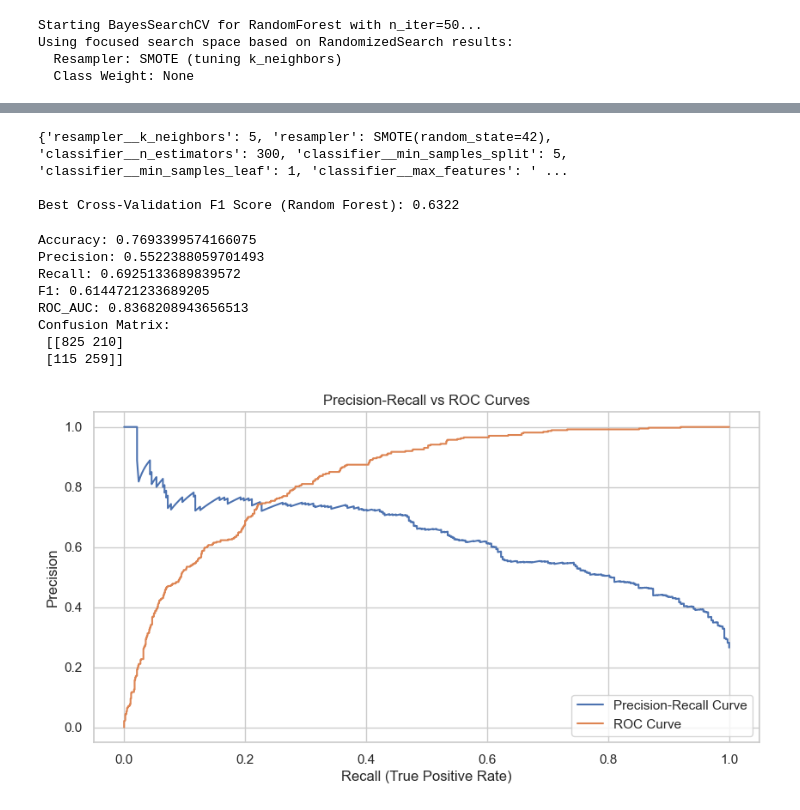
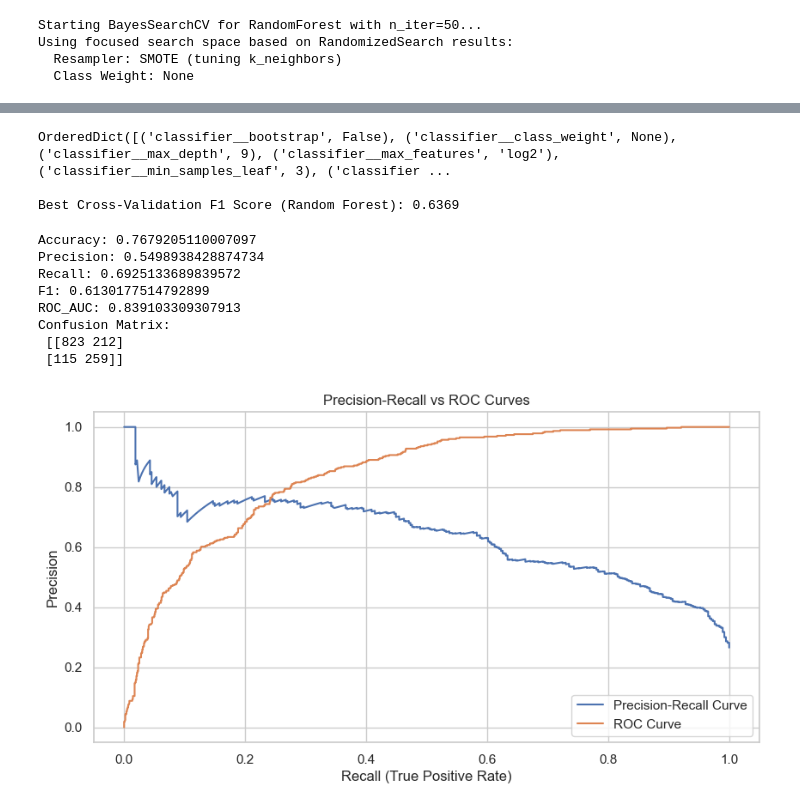
Before and after one commit to itxtx/customer_churn_prediction, a Jupyter notebook: churn.ipynb, the cells around one changed output, grey strips where cells are left out. Cells and saved outputs as stored; diff of their text form; code cells hidden in the pictures.

Commit message:
ran bayesian search for random forest

```diff
--- a/churn.ipynb
+++ b/churn.ipynb
@@ -323,9 +323,9 @@ baseline_lr_pipe = Pipeline([
     ('resampler', None), # No resampling for this baseline check
     ('classifier', LogisticRegression(random_state=RANDOM_SEED, max_iter=1000))
 ])
-baseline_lr_pipe.fit(X_train_processed, y_train)
-y_pred_lr_base = baseline_lr_pipe.predict(X_test_processed)
-y_pred_proba_lr_base = baseline_lr_pipe.predict_proba(X_test_processed)[:, 1]
+baseline_lr_pipe.fit(X_train, y_train)
+y_pred_lr_base = baseline_lr_pipe.predict(X_test)
+y_pred_proba_lr_base = baseline_lr_pipe.predict_proba(X_test)[:, 1]
 
 print("\nBasic Logistic Regression Results:")
 print(classification_report(y_test, y_pred_lr_base))
@@ -405,7 +415,7 @@ random_search_rf = RandomizedSearchCV(
 
 print(f"\nStarting RandomizedSearchCV for RandomForest (n_iter={n_iterations})...")
 
-random_search_rf.fit(X_train_processed, y_train)
+random_search_rf.fit(X_train, y_train)
 # %% [output]
 Starting RandomizedSearchCV for RandomForest (n_iter=50)...
 Fitting 5 folds for each of 50 candidates, totalling 250 fits
@@ -548,6 +558,6 @@ Using focused search space based on RandomizedSearch results:
   Resampler: SMOTE (tuning k_neighbors)
   Class Weight: None
 # %%
-bayes_search_rf.fit(X_train_processed, y_train)
+bayes_search_rf.fit(X_train, y_train)
 # %% [output]
 Fitting 5 folds for each of 1 candidates, totalling 5 fits
@@ -555,26 +598,26 @@ ValueError: Specifying the columns using strings is only supported for dataframe
 # %%
-print(random_search_rf.best_params_)
-print(f"\nBest Cross-Validation {scoring_metric.upper()} Score (Random Forest): {random_search_rf.best_score_:.4f}")
+print(bayes_search_rf.best_params_)
+print(f"\nBest Cross-Validation {scoring_metric.upper()} Score (Random Forest): {bayes_search_rf.best_score_:.4f}")
 
 # Store the best RF estimator
-best_rf_pipeline = random_search_rf.best_estimator_
+best_rf_pipeline_bayes = bayes_search_rf.best_estimator_
 # %% [output]
-{'resampler__k_neighbors': 5, 'resampler': SMOTE(random_state=42), 'classifier__n_estimators': 300, 'classifier__min_samples_split': 5, 'classifier__min_samples_leaf': 1, 'classifier__max_features': ' ...
+OrderedDict([('classifier__bootstrap', False), ('classifier__class_weight', None), ('classifier__max_depth', 9), ('classifier__max_features', 'log2'), ('classifier__min_samples_leaf', 3), ('classifier ...
 
-Best Cross-Validation F1 Score (Random Forest): 0.6322
+Best Cross-Validation F1 Score (Random Forest): 0.6369
 # %%
-y_pred_rf = best_rf_pipeline.predict(X_test_processed)
-y_pred_proba_rf = best_rf_pipeline.predict_proba(X_test_processed)[:, 1]
+y_pred_rf_bayes = best_rf_pipeline_bayes.predict(X_test)
+y_pred_proba_rf_bayes = best_rf_pipeline_bayes.predict_proba(X_test)[:, 1]
 model_results = {
-    'Accuracy': accuracy_score(y_test, y_pred_rf),
-    'Precision': precision_score(y_test, y_pred_rf),
-    'Recall': recall_score(y_test, y_pred_rf),
-    'F1': f1_score(y_test, y_pred_rf),
-    'ROC_AUC': roc_auc_score(y_test, y_pred_proba_rf),
-    'ConfusionMatrix': confusion_matrix(y_test, y_pred_rf),
-    'Report': classification_report(y_test, y_pred_rf),
-    'Proba': y_pred_proba_rf,
-    'Pipeline': best_rf_pipeline
+    'Accuracy': accuracy_score(y_test, y_pred_rf_bayes),
+    'Precision': precision_score(y_test, y_pred_rf_bayes),
+    'Recall': recall_score(y_test, y_pred_rf_bayes),
+    'F1': f1_score(y_test, y_pred_rf_bayes),
+    'ROC_AUC': roc_auc_score(y_test, y_pred_proba_rf_bayes),
+    'ConfusionMatrix': confusion_matrix(y_test, y_pred_rf_bayes),
+    'Report': classification_report(y_test, y_pred_rf_bayes),
+    'Proba': y_pred_proba_rf_bayes,
+    'Pipeline': best_rf_pipeline_bayes
 }
 print('Accuracy:', model_results['Accuracy'])
 print('Precision:', model_results['Precision'])
@@ -583,35 +626,35 @@ print('F1:', model_results['F1'])
 print('ROC_AUC:', model_results['ROC_AUC'])
 print("Confusion Matrix:\n", model_results['ConfusionMatrix'])
 # %% [output]
-Accuracy: 0.7693399574166075
-Precision: 0.5522388059701493
+Accuracy: 0.7679205110007097
+Precision: 0.5498938428874734
 Recall: 0.6925133689839572
-F1: 0.6144721233689205
-ROC_AUC: 0.8368208943656513
+F1: 0.6130177514792899
+ROC_AUC: 0.839103309307913
 Confusion Matrix:
- [[825 210]
+ [[823 212]
  [115 259]]
 # %%
-y_scores_xgb = best_rf_pipeline.predict_proba(X_test_processed)[:, 1]  # Probability of positive class
+y_scores_xgb = best_rf_pipeline_bayes.predict_proba(X_test)[:, 1]  # Probability of positive class
 
 # Get binary predictions for metrics
-y_pred_xgb = best_rf_pipeline.predict(X_test_processed)
+y_pred_xgb = best_rf_pipeline_bayes.predict(X_test)
 
 # Calculate precision-recall curve
 precision_xgb, recall_xgb, thresholds_pr = precision_recall_curve(y_test, y_scores_xgb)
 
 # Calculate ROC curve
 fpr_xgb, tpr_xgb, thresholds_roc = roc_curve(y_test, y_scores_xgb)
 
 # Plot both curves
 plt.figure(figsize=(10, 5))
 plt.plot(recall_xgb, precision_xgb, label='Precision-Recall Curve')
 plt.plot(fpr_xgb, tpr_xgb, label='ROC Curve')
 plt.xlabel('Recall (True Positive Rate)')
 plt.ylabel('Precision')
 plt.title('Precision-Recall vs ROC Curves')
 plt.legend()
 plt.grid(True)
 plt.show()
 # %% [output]
-[figure, old version]
+[figure, new version]
```
Also changed, not shown: parts of 6 cells of this notebook.
